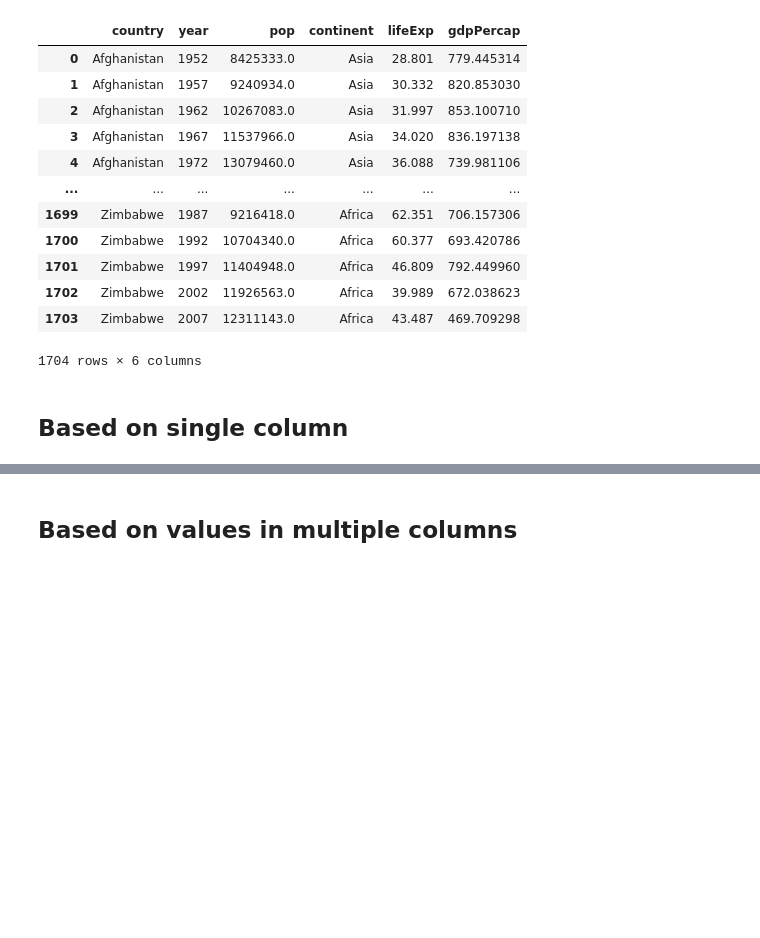
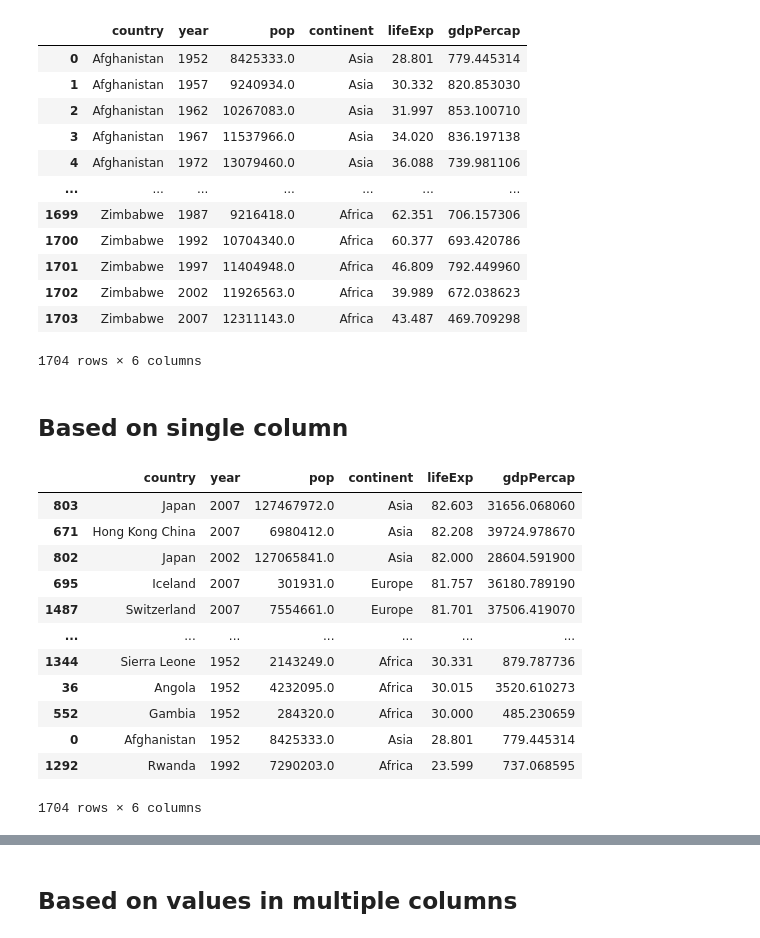
Before and after one commit to dayanandv/Data-Science, a Jupyter notebook: Selection,_Sorting,_Grouping.ipynb, the cells around one changed output, grey strips where cells are left out. Cells and saved outputs as stored; diff of their text form; code cells hidden in the pictures; blank space fills up the shorter version.

```diff
--- a/Selection,_Sorting,_Grouping.ipynb
+++ b/Selection,_Sorting,_Grouping.ipynb
@@ -65,3 +133,19 @@ df
 1704 rows × 6 columns
 # %% [markdown]
 ## Based on single column
+# %%
+df.sort_values('lifeExp', ascending=False)
+# %% [output]
+|  | country | year | pop | continent | lifeExp | gdpPercap |
+| 803 | Japan | 2007 | 127467972.0 | Asia | 82.603 | 31656.068060 |
+| 671 | Hong Kong China | 2007 | 6980412.0 | Asia | 82.208 | 39724.978670 |
+| 802 | Japan | 2002 | 127065841.0 | Asia | 82.000 | 28604.591900 |
+| 695 | Iceland | 2007 | 301931.0 | Europe | 81.757 | 36180.789190 |
+| 1487 | Switzerland | 2007 | 7554661.0 | Europe | 81.701 | 37506.419070 |
+| ... | ... | ... | ... | ... | ... | ... |
+| 1344 | Sierra Leone | 1952 | 2143249.0 | Africa | 30.331 | 879.787736 |
+| 36 | Angola | 1952 | 4232095.0 | Africa | 30.015 | 3520.610273 |
+| 552 | Gambia | 1952 | 284320.0 | Africa | 30.000 | 485.230659 |
+| 0 | Afghanistan | 1952 | 8425333.0 | Asia | 28.801 | 779.445314 |
+| 1292 | Rwanda | 1992 | 7290203.0 | Africa | 23.599 | 737.068595 |
+1704 rows × 6 columns
```
Also changed, not shown: parts of 13 cells of this notebook.
